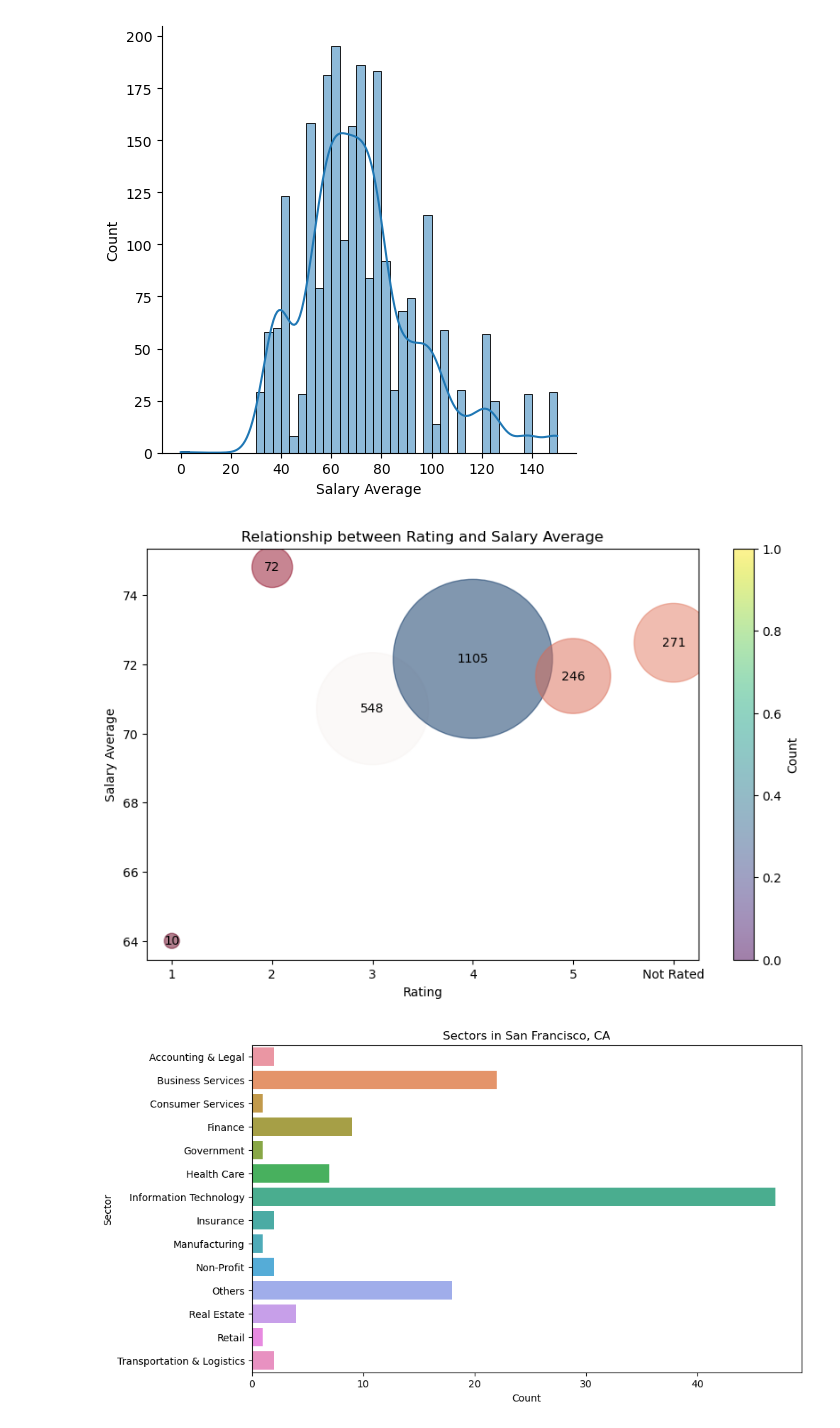
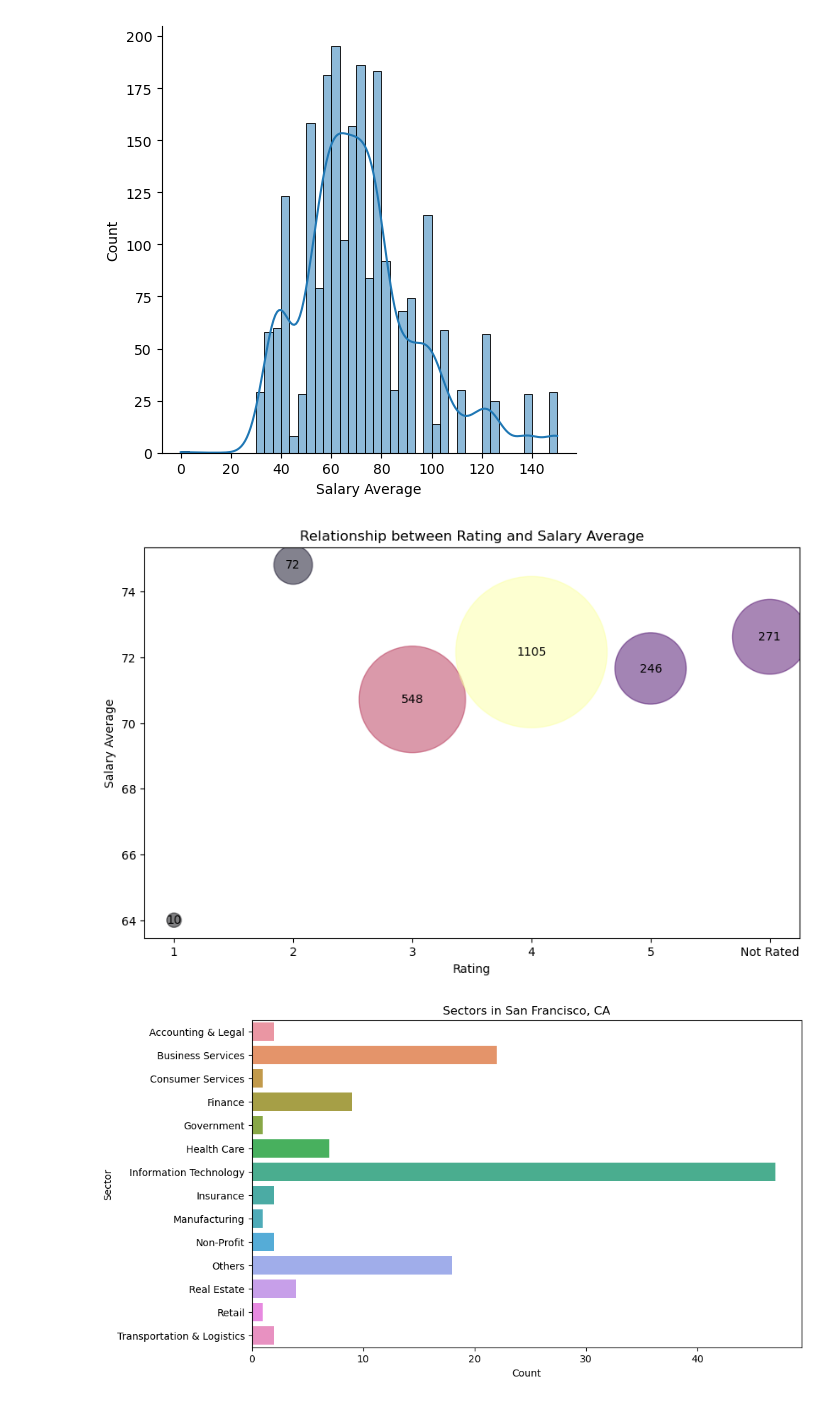
Before and after one commit to Hector325/PROJECT, a Jupyter notebook: EDA_mini_project.ipynb, the cells around one changed output. Saved outputs shown, nothing was run; the diff lists cells and outputs as text; code cells hidden in the pictures.

```diff
--- a/EDA_mini_project.ipynb
+++ b/EDA_mini_project.ipynb
@@ -341,24 +341,52 @@ sns.displot(data=df, x='Salary Average',kde=True)
 # %% [output]
 <seaborn.axisgrid.FacetGrid at 0x...>
 [figure]
+# %%
+df_grouped['Rating_round'] = df_grouped['Rating_round'].replace(-1.0, 'Not Rated')  # Replace -1.0 with 'Not Rated' in Rating_round column
+df_grouped['Rating_round'] = df_grouped['Rating_round'].fillna('Not Rated').astype(str)  # Fill missing values with 'Not Rated' and convert to string
+df_grouped = df_grouped.rename(columns={'Rating': 'Rating Count'})  # Rename 'Rating' column to 'Rating Count'
+
+cmap = cm.get_cmap('RdBu')  # Get colormap
+norm = Normalize(vmin=df_grouped['Rating Count'].min(), vmax=df_grouped['Rating Count'].max())  # Normalize the Rating Count values
+
+fig, ax = plt.subplots(figsize=(10, 6))  # Create a figure and axis
+
+# Scatter plot
+sc = ax.scatter(df_grouped['Rating_round'], df_grouped['Salary Average'], s=df_grouped['Rating Count']*15, alpha=0.5, c=cmap(norm(df_grouped['Rating Count'])))
+# Set x-axis label
+ax.set_xlabel('Rating')
+# Set y-axis label
+ax.set_ylabel('Salary Average')
+# Set plot title
+ax.set_title('Relationship between Rating and Salary Average')
+
+# Add text labels for each data point
+for i in range(df_grouped.shape[0]):
+    ax.text(df_grouped['Rating_round'].iloc[i], df_grouped['Salary Average'].iloc[i], df_grouped['Rating Count'].iloc[i], ha='center', va='center', color='black')
+
+# Add colorbar
+fig.colorbar(sc, ax=ax, label='Count', cmap='RdBu')
+
+# Display the plot
+plt.show()
 # %%
 df_grouped['Rating_round'] = df_grouped['Rating_round'].replace(-1.0, 'Not Rated')
 df_grouped['Rating_round'] = df_grouped['Rating_round'].fillna('Not Rated').astype(str)
 df_grouped = df_grouped.rename(columns={'Rating': 'Rating Count'})
-cmap = cm.get_cmap('RdBu')
+cmap = cm.get_cmap('inferno')
 norm = Normalize(vmin=df_grouped['Rating Count'].min(), vmax=df_grouped['Rating Count'].max())
 fig, ax = plt.subplots(figsize=(10, 6))
 sc = ax.scatter(df_grouped['Rating_round'], df_grouped['Salary Average'], s=df_grouped['Rating Count']*15, alpha=0.5, c=cmap(norm(df_grouped['Rating Count'])))
 ax.set_xlabel('Rating')
 ax.set_ylabel('Salary Average')
 ax.set_title('Relationship between Rating and Salary Average')
 
 for i in range(df_grouped.shape[0]):
     ax.text(df_grouped['Rating_round'].iloc[i], df_grouped['Salary Average'].iloc[i], df_grouped['Rating Count'].iloc[i], ha='center', va='center', color='black')
-fig.colorbar(sc, ax=ax, label='Count', cmap='RdBu')
+
 plt.show()
 # %% [output]
-[figure, old version]
+[figure, new version]
 # %%
 #Defines the function and calls it with the argument 3 to generate the bar plot for the desired rank
 
```
Also changed, not shown: parts of 6 cells of this notebook, 1 other file.
